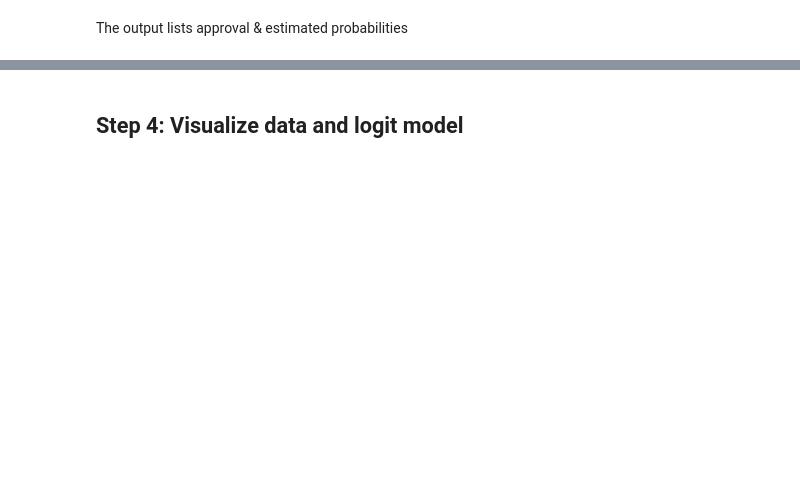
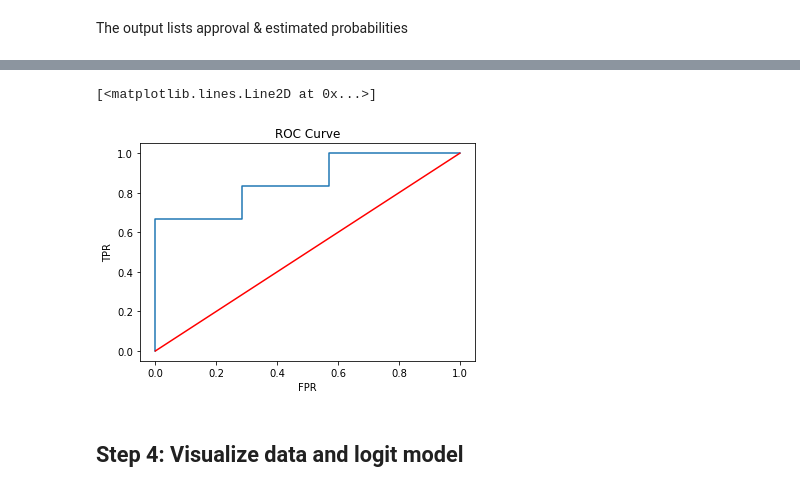
Before and after one commit to bweydert/ml-labs-spark-python, a Jupyter notebook: logistic-regression/1-credit-approval.ipynb, the cells around one changed output, grey strips where cells are left out. Drawn from its saved outputs; the diff is of its cells as text; code cells hidden in the pictures; blank space fills up the shorter version.

```diff
--- a/logistic-regression/1-credit-approval.ipynb
+++ b/logistic-regression/1-credit-approval.ipynb
@@ -110,0 +135,10 @@ lr = LogisticRegression(maxIter=10, regParam=0.3, elasticNetParam=0.8)
+# %%
+
+lr = LogisticRegression(maxIter=50, regParam=0.3, elasticNetParam=0.8)
+
+# Fit the model
+lrModel = lr.fit(featureVector)
+
+# Print the coefficients and intercept for logistic regression
+print("Coefficients: " + str(lrModel.coefficients))
+print("Intercept: " + str(lrModel.intercept))
@@ -125,3 +182,24 @@ The output lists approval & estimated probabilities
 11   830        1       0.956776400
 12   610        1       0.175590878
 13   690        0       0.535466724
+# %%
+
+# Extract the summary from the returned LogisticRegressionModel instance trained
+# in the earlier example
+trainingSummary = lrModel.summary
+
+# Obtain the objective per iteration
+objectiveHistory = trainingSummary.objectiveHistory
+print("objectiveHistory:")
+for objective in objectiveHistory:
+    print(objective)
+
+# Obtain the receiver-operating characteristic as a dataframe and areaUnderROC.
+print("areaUnderROC: " + str(trainingSummary.areaUnderROC))
+
+# Set the model threshold to maximize F-Measure
+fMeasure = trainingSummary.fMeasureByThreshold
+maxFMeasure = fMeasure.groupBy().max('F-Measure').select('max(F-Measure)').head()
+bestThreshold = fMeasure.where(fMeasure['F-Measure'] == maxFMeasure['max(F-Measure)']) \
+    .select('threshold').head()['threshold']
+lr.setThreshold(bestThreshold)
@@ -128,2 +221,15 @@ The output lists approval & estimated probabilities
+# %%
+# ROC
+
+roc_df = trainingSummary.roc.toPandas()
+
+plt.plot(roc_df['FPR'], roc_df['TPR'])
+plt.xlabel("FPR")
+plt.ylabel("TPR")
+plt.title("ROC Curve")
+plt.plot([0.0, 1.0], [0.0, 1.0], 'r')
+# %% [output]
+[<matplotlib.lines.Line2D at 0x...>]
+[figure, added]
 # %% [markdown]
 ## Step 4: Visualize data and logit model
```
Also changed, not shown: parts of 14 cells of this notebook.
